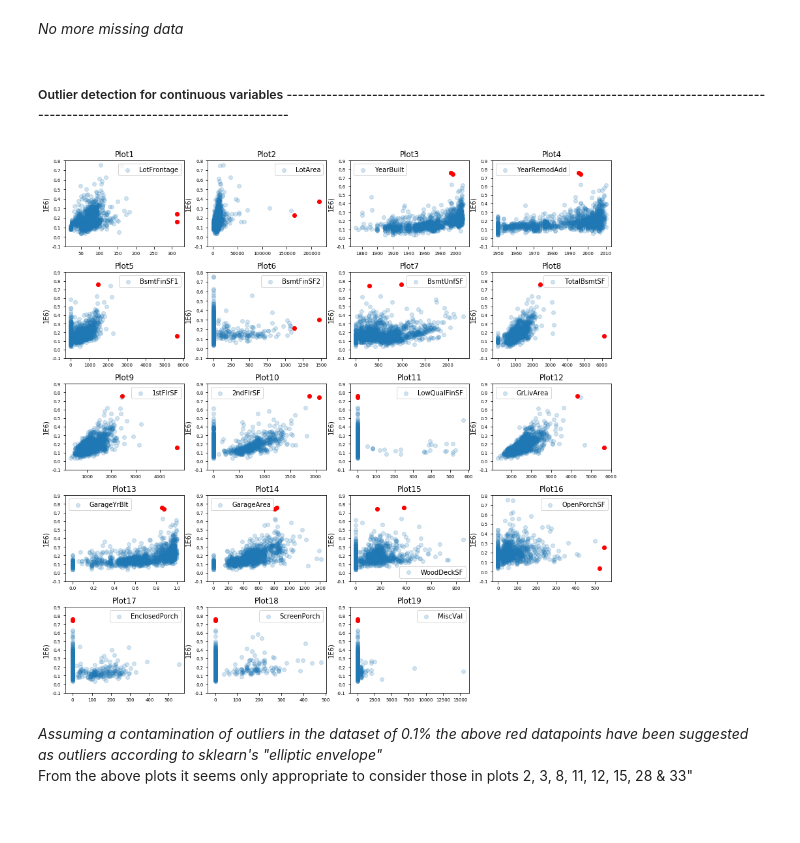
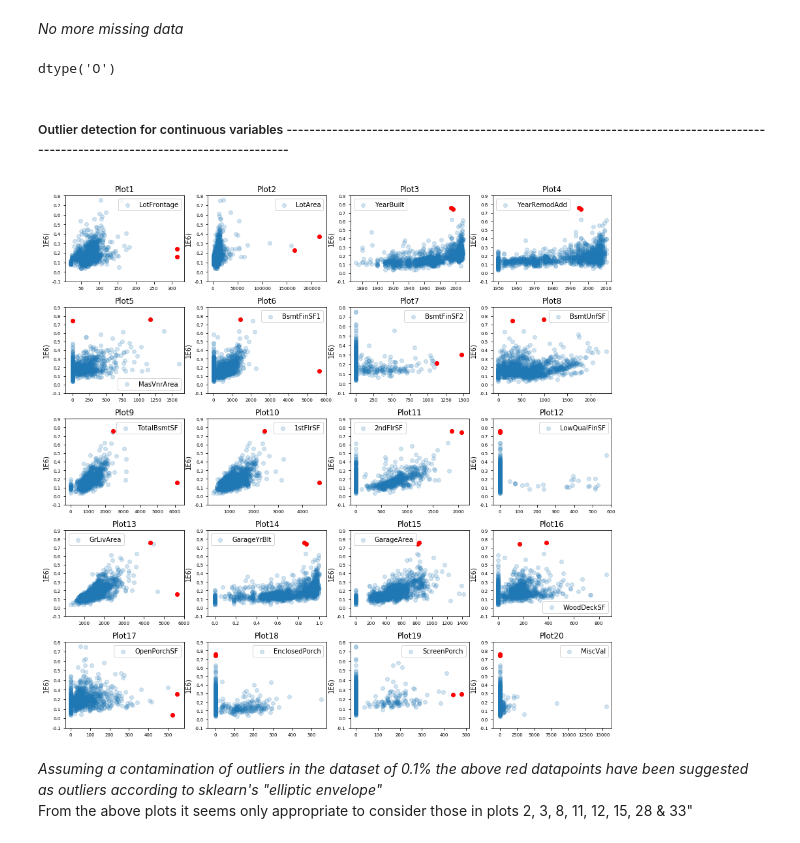
Before and after one commit to j-greggazz/Kaggle, a Jupyter notebook: House_Prices_Regression/notebooks/House_Prices_Regression.ipynb, the cells around one changed output. Cells and saved outputs as stored; diff of their text form; code cells hidden in the pictures.

Commit message:
updated house prices

```diff
--- a/House_Prices_Regression/notebooks/House_Prices_Regression.ipynb
+++ b/House_Prices_Regression/notebooks/House_Prices_Regression.ipynb
@@ -134 +134,4 @@ checkMissingData(train)
         - replace missing electrical value with most common type
+# %%
+col = 'object'
+train['MasVnrType'].dtype == col
@@ -135,8 +140,11 @@ checkMissingData(train)
 # %%
-cols = ['BsmtExposure', 'BsmtFinType1', 'BsmtFinType2', 'BsmtCond', 'BsmtCond', 'BsmtQual', 'MasVnrType']
-train.MasVnrArea.fillna(value='NotAvail', inplace=True)
+cols = ['BsmtExposure', 'BsmtFinType1', 'BsmtFinType2', 'BsmtCond', 'BsmtCond', 'BsmtQual', 'MasVnrType', 'MasVnrArea']
+train.MasVnrArea.fillna(value=0, inplace=True)
 for col in cols:
-    train[col].fillna(value='NotAvail', inplace=True)
+    if train[col].dtype != 'object':
+        train[col].fillna(value=0, inplace=True)
+    else:
+        train[col].fillna(value='NotAvail', inplace=True)
 train.Electrical.value_counts()
 # %% [output]
 SBrkr    1334
@@ -154,43 +162,48 @@ checkMissingData(train).head(1)
 | SalePrice | 0 | 0.0 |
 # %% [markdown]
 *No more missing data*
+# %%
+df.Neighborhood.dtype
+# %% [output]
+dtype('O')
 # %% [markdown]
 ##### Outlier detection for continuous variables --------------------------------------------------------------------------------------------------------------------------------
 # %%
 colList = []
 count = 0
 for i, col in enumerate(train.columns):
-    if (i != 0) & ((train[col].dtype == 'int64') | (train[col].dtype == 'float64') ) & (col != 'SalePrice'):
+    if (i != 0) & (train[col].dtype != 'O') & (col != 'SalePrice'):
         # Only consider continous variables
         if len(train[col].value_counts()) > 20:
             colList.append(col)
             count += 1
 
 rows = int(np.ceil(len(colList) / 4))    # 4 plots per row
 f = plt.figure(figsize=(15,3*rows))
 
 for i, col in enumerate(colList):
+    #print(col)
     axi = f.add_subplot(rows, 4, i+1)
     plt.scatter(train[col], train.SalePrice, label = col, alpha = 0.2)
     df = train[[col, 'SalePrice']]
     X = df.values
     elenv = EllipticEnvelope(contamination=.001)
     pred = elenv.fit_predict(X)
     anom_index = np.where(pred==-1)
     values = X[anom_index]
 
     plt.scatter(values[:,0],values[:,1], color='r')
     plt.title("Plot" + str(i+1))
     axi.tick_params(axis="x", labelsize=7)
     axi.tick_params(axis="y", labelsize=7)
     locs,labels = plt.yticks()
     plt.yticks(locs, map(lambda x: "%.1f" % x, locs/1e6))
     plt.ylabel('1E6)')
     plt.legend()
 
 plt.subplots_adjust(left=None, bottom=None, right=None, top=None, wspace=None, hspace=0.3)
 # %% [output]
-[figure, old version]
+[figure, new version]
 # %% [markdown]
 *Assuming a contamination of outliers in the dataset of 0.1% the above red datapoints have been suggested as outliers according to sklearn's "elliptic envelope"* <br> From the above plots it seems only appropriate to consider those in plots 2, 3, 8, 11, 12, 15, 28 & 33"
 # %%
```
Also changed, not shown: parts of 36 cells of this notebook.
